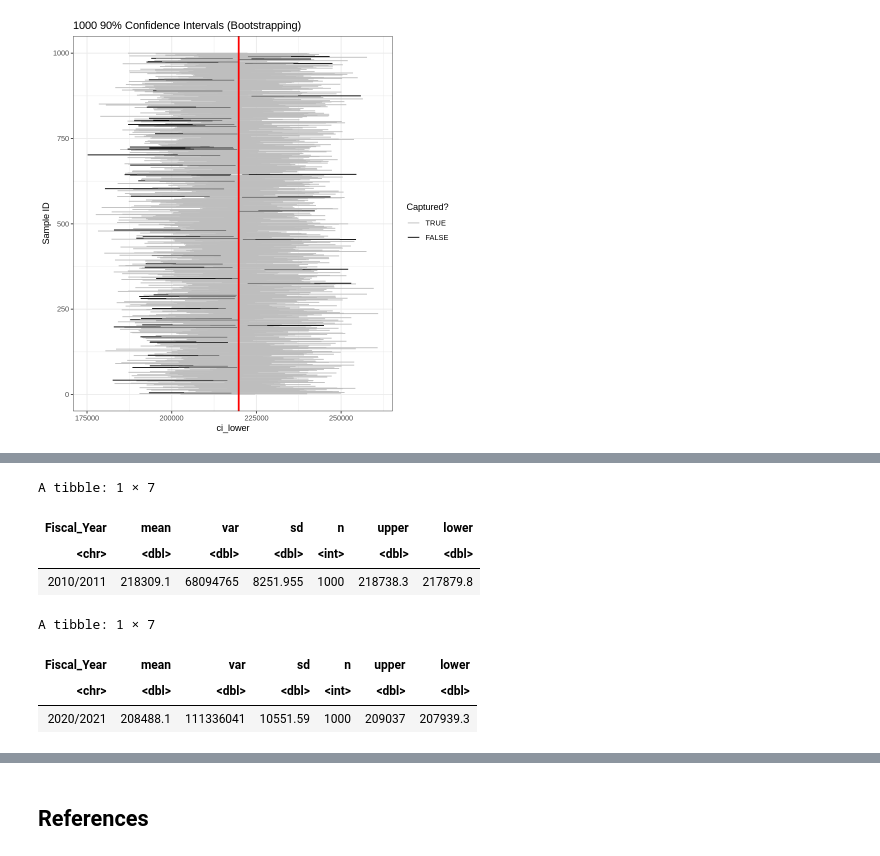
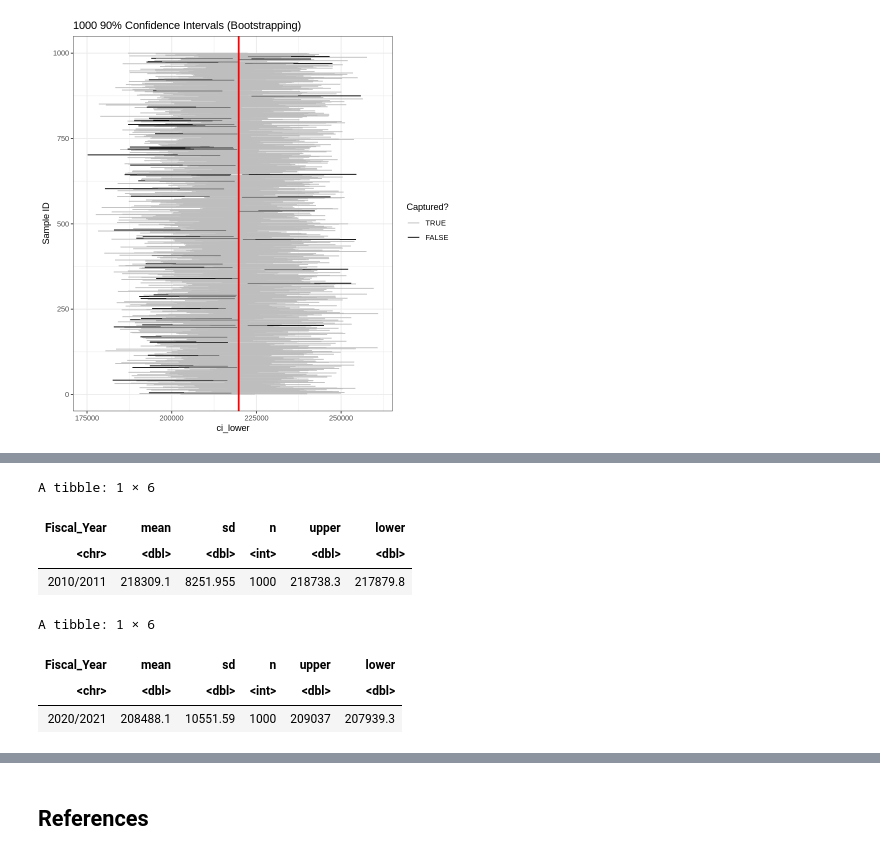
Before and after one commit to AlanWei0405/A-Comparison-of-MSP-Payments, a Jupyter notebook: Final Report.ipynb, the cells around one changed output, grey strips where cells are left out. Saved outputs shown, nothing was run; the diff lists cells and outputs as text; code cells hidden in the pictures.

```diff
--- a/Final Report.ipynb
+++ b/Final Report.ipynb
@@ -310,40 +363,38 @@ msp_2020_sample <- msp_2020 %>%
 rep_sample_n(size = 1000, replace = FALSE)
 
 ## find the sample's bootstrap
 msp_2020_bootstrap_samples <- msp_2020_sample %>%
 rep_sample_n (size = 1000, reps = 1000, replace = TRUE) %>%
 group_by(replicate)%>%
 summarize(sample_median = median(Amount),Fiscal_Year = "2020/2021")
 
 
 
 #summarize the bootstrap samples, we want to compare the coverage of two confidence intervals
 msp_2010_summary <- msp_2010_bootstrap_samples%>%
                 group_by(Fiscal_Year) %>%
                 summarise(mean= mean(sample_median),
-                         var = var(sample_median),
                           sd = sd(sample_median),
                          n = n(),
                          upper = mean+qnorm(0.95)*sd/sqrt(n),
                          lower = mean-qnorm(0.95)*sd/sqrt(n))
 
 msp_2020_summary <- msp_2020_bootstrap_samples%>%
                 group_by(Fiscal_Year) %>%
                 summarise(mean= mean(sample_median),
-                         var = var(sample_median),
                           sd = sd(sample_median),
                          n = n(),
                          upper = mean+qnorm(0.95)*sd/sqrt(n),
                          lower = mean-qnorm(0.95)*sd/sqrt(n))
 
 msp_2010_summary
 msp_2020_summary
 # %% [output]
-A tibble: 1 × 7
+A tibble: 1 × 6
-| Fiscal_Year | mean | var | sd | n | upper | lower |
-| <chr> | <dbl> | <dbl> | <dbl> | <int> | <dbl> | <dbl> |
-| 2010/2011 | 218309.1 | 68094765 | 8251.955 | 1000 | 218738.3 | 217879.8 |
+| Fiscal_Year | mean | sd | n | upper | lower |
+| <chr> | <dbl> | <dbl> | <int> | <dbl> | <dbl> |
+| 2010/2011 | 218309.1 | 8251.955 | 1000 | 218738.3 | 217879.8 |
-A tibble: 1 × 7
+A tibble: 1 × 6
-| Fiscal_Year | mean | var | sd | n | upper | lower |
-| <chr> | <dbl> | <dbl> | <dbl> | <int> | <dbl> | <dbl> |
-| 2020/2021 | 208488.1 | 111336041 | 10551.59 | 1000 | 209037 | 207939.3 |
+| Fiscal_Year | mean | sd | n | upper | lower |
+| <chr> | <dbl> | <dbl> | <int> | <dbl> | <dbl> |
+| 2020/2021 | 208488.1 | 10551.59 | 1000 | 209037 | 207939.3 |
```
Also changed, not shown: parts of 23 cells of this notebook.
